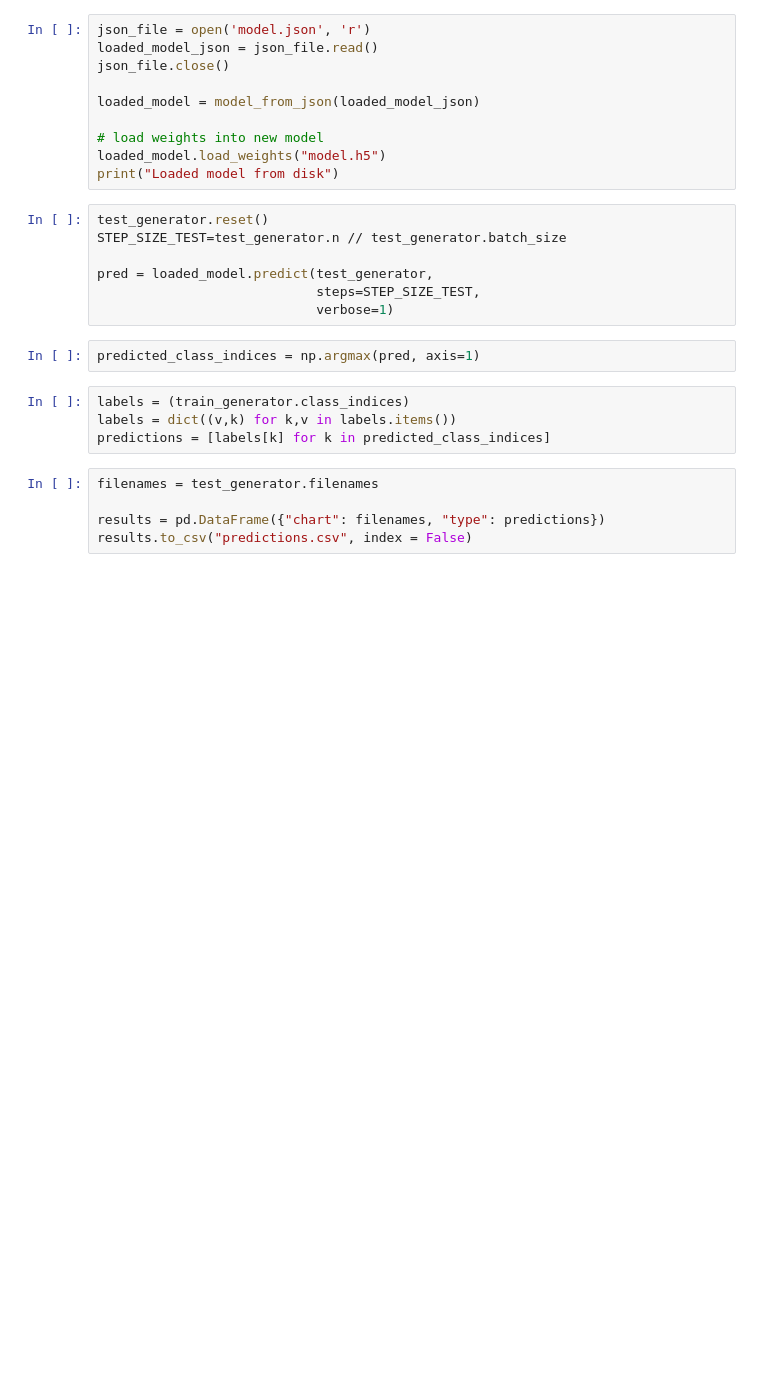
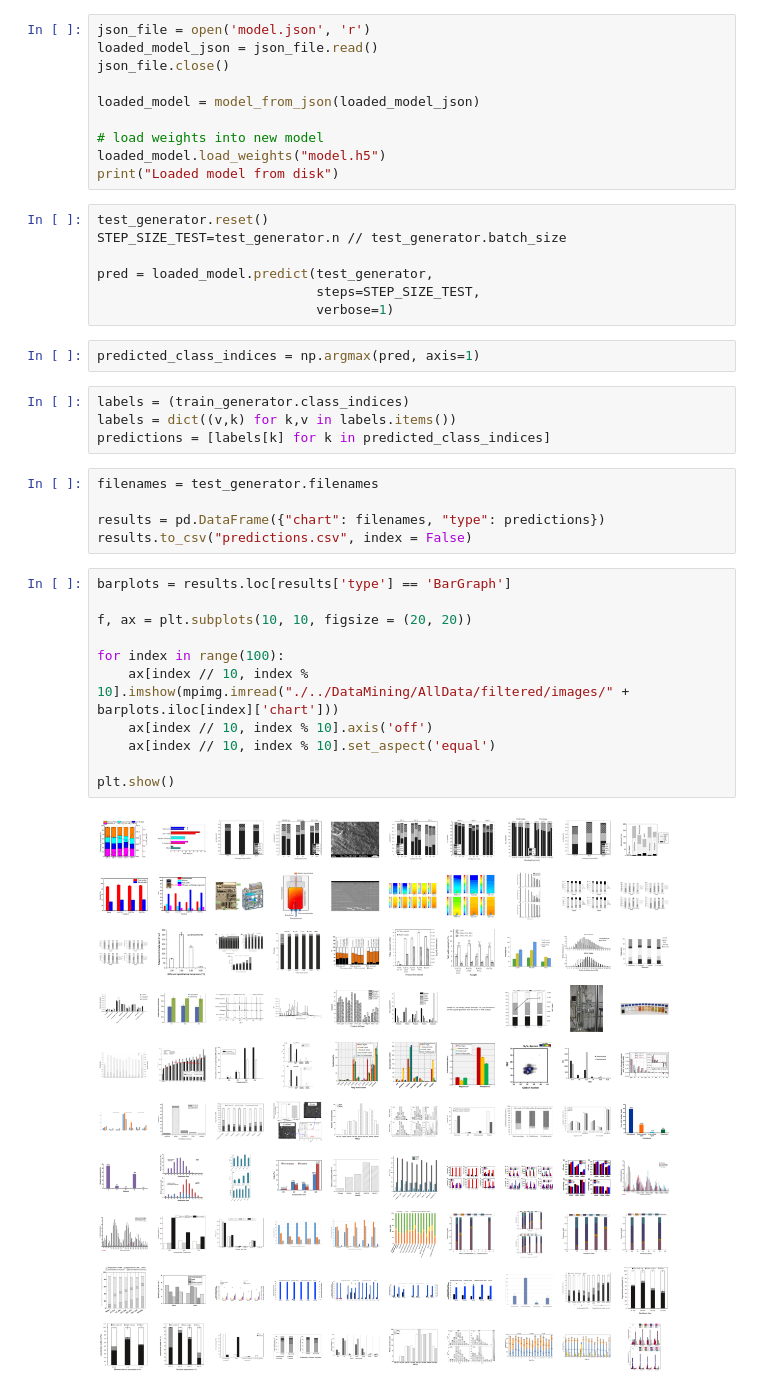
Before and after one commit to Cvrane/ChartReader, a Jupyter notebook: ChartClassification.ipynb, the cells around one changed output. Cells and saved outputs as stored; diff of their text form; blank space fills up the shorter version.

Commit message:
Add chart classification result.

```diff
--- a/ChartClassification.ipynb
+++ b/ChartClassification.ipynb
@@ -303,3 +305,16 @@ filenames = test_generator.filenames
 
 results = pd.DataFrame({"chart": filenames, "type": predictions})
 results.to_csv("predictions.csv", index = False)
+# %%
+barplots = results.loc[results['type'] == 'BarGraph']
+
+f, ax = plt.subplots(10, 10, figsize = (20, 20))
+
+for index in range(100):
+    ax[index // 10, index % 10].imshow(mpimg.imread("./../DataMining/AllData/filtered/images/" + barplots.iloc[index]['chart']))
+    ax[index // 10, index % 10].axis('off')
+    ax[index // 10, index % 10].set_aspect('equal')
+
+plt.show()
+# %% [output]
+[figure, added]
```
Also changed, not shown: parts of 1 cell of this notebook, 1 other file.
